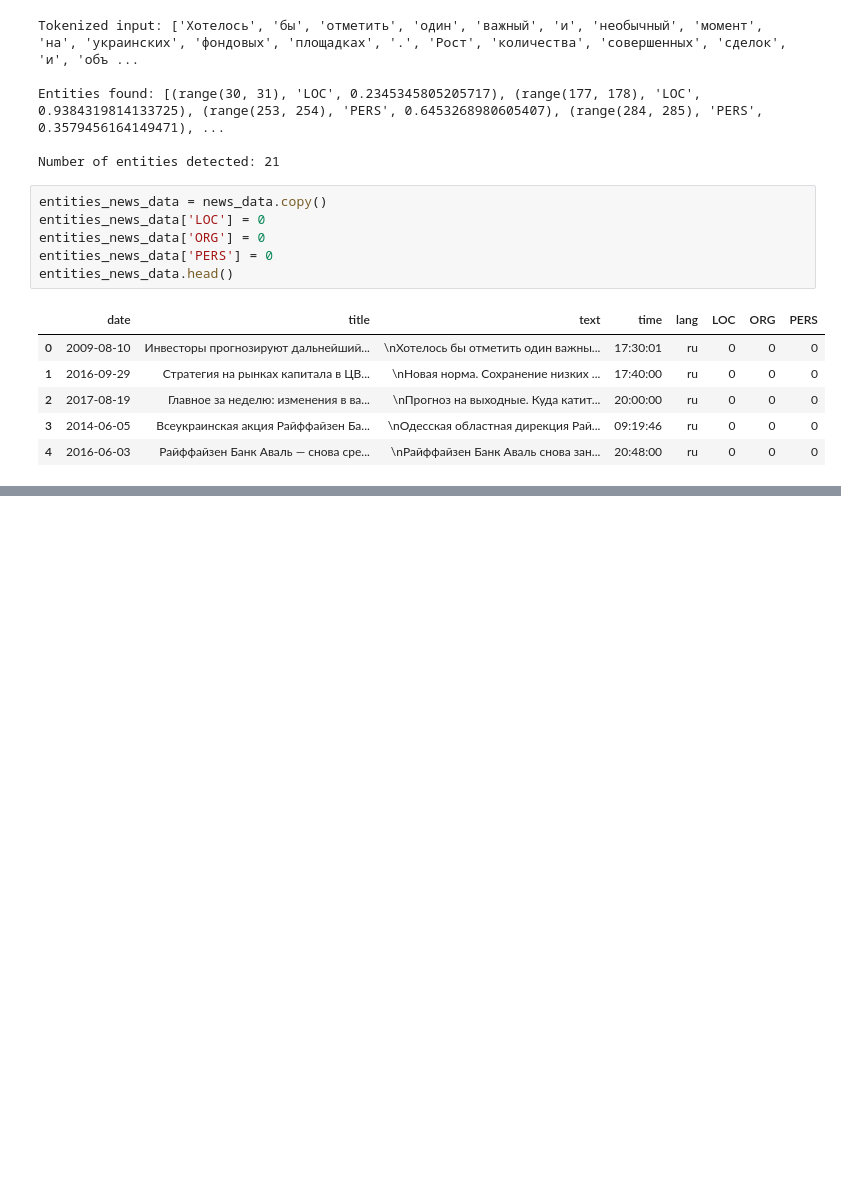
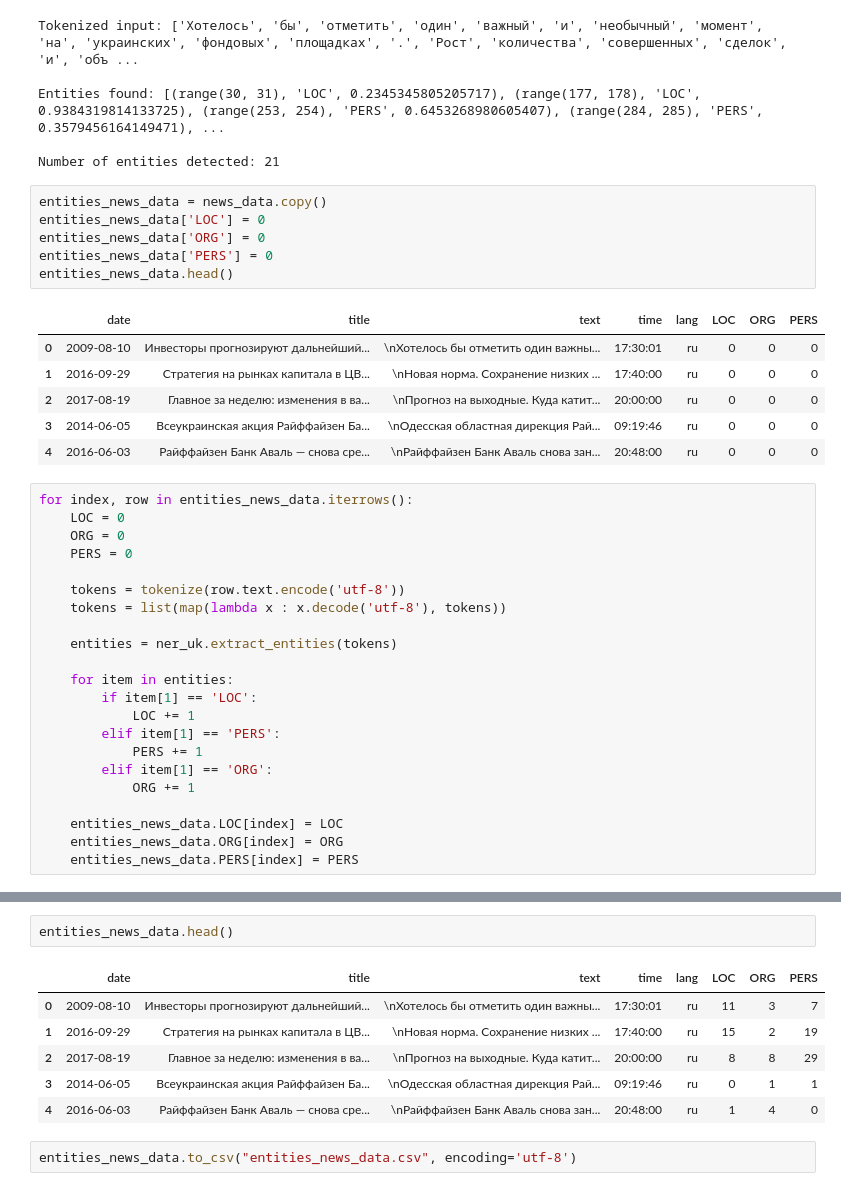
Before and after one commit to tbatsenko/ML_project, a Jupyter notebook: data-analysis/ML project.ipynb, the cells around one changed output, grey strips where cells are left out. Drawn from its saved outputs; the diff is of its cells as text; blank space fills up the shorter version.

Commit message:
Finish work with tokenization and ner

```diff
--- a/data-analysis/ML project.ipynb
+++ b/data-analysis/ML project.ipynb
@@ -305,3 +305,25 @@ entities_news_data.head()
 | 2 | 2017-08-19 | Главное за неделю: изменения в ва... | \nПрогноз на выходные. Куда катит... | 20:00:00 | ru | 0 | 0 | 0 |
 | 3 | 2014-06-05 | Всеукраинская акция Райффайзен Ба... | \nОдесская областная дирекция Рай... | 09:19:46 | ru | 0 | 0 | 0 |
 | 4 | 2016-06-03 | Райффайзен Банк Аваль — снова сре... | \nРайффайзен Банк Аваль снова зан... | 20:48:00 | ru | 0 | 0 | 0 |
+# %%
+for index, row in entities_news_data.iterrows():
+    LOC = 0
+    ORG = 0
+    PERS = 0
+
+    tokens = tokenize(row.text.encode('utf-8'))
+    tokens = list(map(lambda x : x.decode('utf-8'), tokens))
+
+    entities = ner_uk.extract_entities(tokens)
+
+    for item in entities:
+        if item[1] == 'LOC':
+            LOC += 1
+        elif item[1] == 'PERS':
+            PERS += 1
+        elif item[1] == 'ORG':
+            ORG += 1
+
+    entities_news_data.LOC[index] = LOC
+    entities_news_data.ORG[index] = ORG
+    entities_news_data.PERS[index] = PERS
@@ -307,0 +340,11 @@ entities_news_data.head()
+# %%
+entities_news_data.head()
+# %% [output]
+|  | date | title | text | time | lang | LOC | ORG | PERS |
+| 0 | 2009-08-10 | Инвесторы прогнозируют дальнейший... | \nХотелось бы отметить один важны... | 17:30:01 | ru | 11 | 3 | 7 |
+| 1 | 2016-09-29 | Стратегия на рынках капитала в ЦВ... | \nНовая норма. Сохранение низких ... | 17:40:00 | ru | 15 | 2 | 19 |
+| 2 | 2017-08-19 | Главное за неделю: изменения в ва... | \nПрогноз на выходные. Куда катит... | 20:00:00 | ru | 8 | 8 | 29 |
+| 3 | 2014-06-05 | Всеукраинская акция Райффайзен Ба... | \nОдесская областная дирекция Рай... | 09:19:46 | ru | 0 | 1 | 1 |
+| 4 | 2016-06-03 | Райффайзен Банк Аваль — снова сре... | \nРайффайзен Банк Аваль снова зан... | 20:48:00 | ru | 1 | 4 | 0 |
+# %%
+entities_news_data.to_csv("entities_news_data.csv", encoding='utf-8')
```
Also changed, not shown: parts of 1 cell of this notebook.
